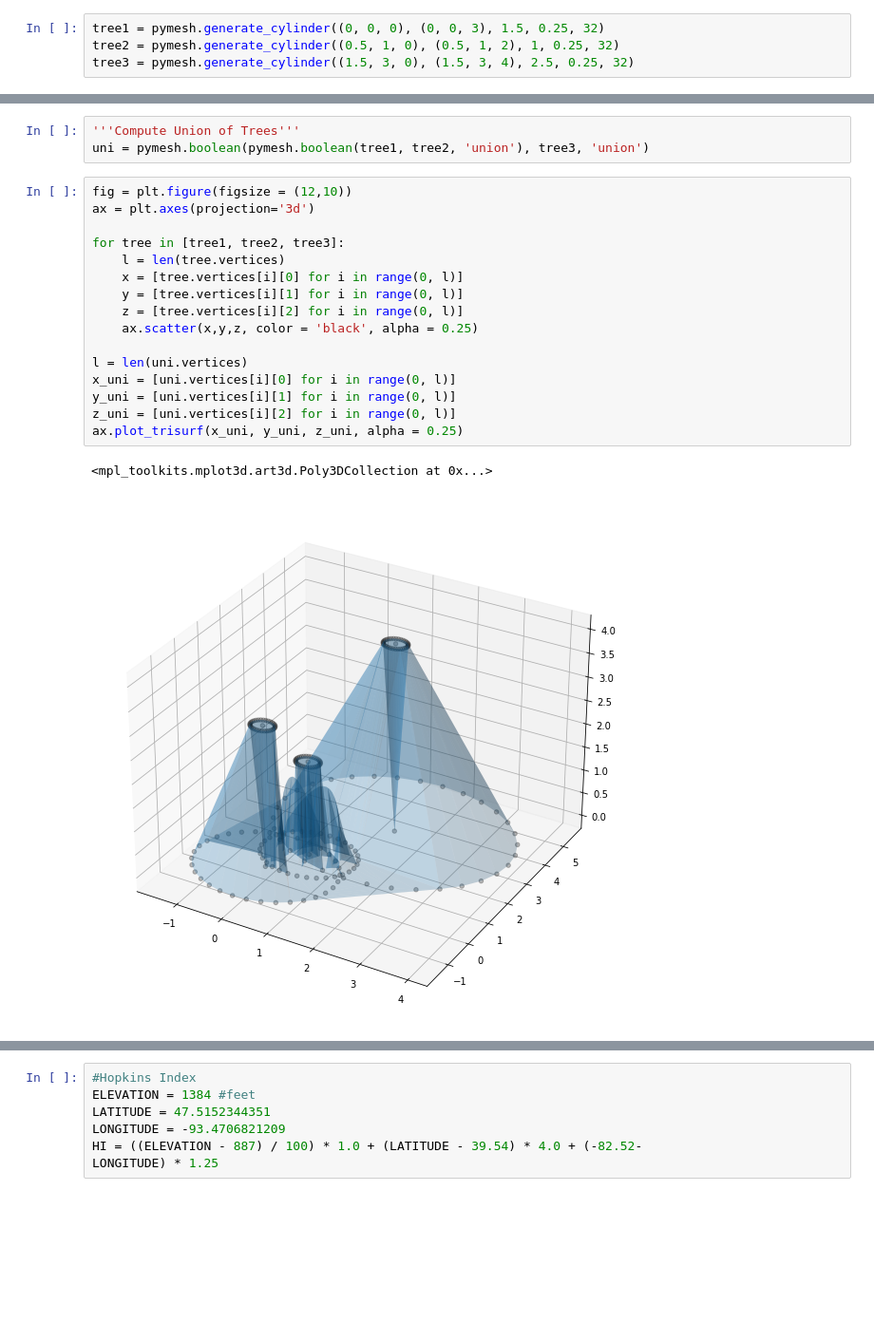
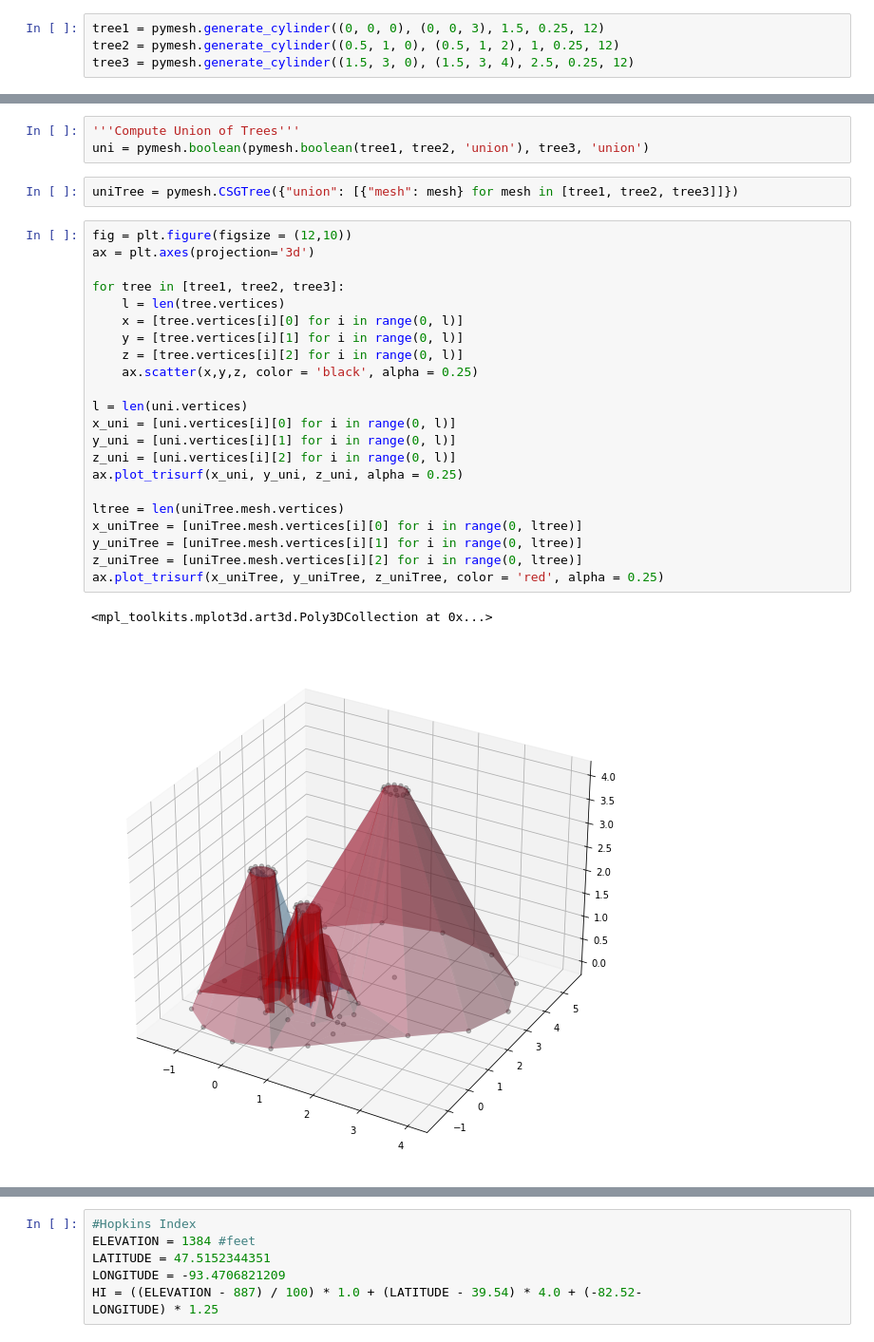
Before and after one commit to mwdjones/forest-canopy-model, a Jupyter notebook: 01_pymesh-test.ipynb, the cells around one changed output, grey strips where cells are left out. Shown at 95% size. Drawn from its saved outputs; the diff is of its cells as text; blank space fills up the shorter version.

```diff
--- a/01_pymesh-test.ipynb
+++ b/01_pymesh-test.ipynb
@@ -15,9 +16,9 @@ def rotate_origin_only(x, y, radians):
 
     return xx, yy
 # %%
-tree1 = pymesh.generate_cylinder((0, 0, 0), (0, 0, 3), 1.5, 0.25, 32)
-tree2 = pymesh.generate_cylinder((0.5, 1, 0), (0.5, 1, 2), 1, 0.25, 32)
-tree3 = pymesh.generate_cylinder((1.5, 3, 0), (1.5, 3, 4), 2.5, 0.25, 32)
+tree1 = pymesh.generate_cylinder((0, 0, 0), (0, 0, 3), 1.5, 0.25, 12)
+tree2 = pymesh.generate_cylinder((0.5, 1, 0), (0.5, 1, 2), 1, 0.25, 12)
+tree3 = pymesh.generate_cylinder((1.5, 3, 0), (1.5, 3, 4), 2.5, 0.25, 12)
 # %%
 fig = plt.figure(figsize = (12,10))
 ax = plt.axes(projection='3d')
@@ -33,23 +34,31 @@ for tree in [tree1, tree2, tree3]:
 # %%
 '''Compute Union of Trees'''
 uni = pymesh.boolean(pymesh.boolean(tree1, tree2, 'union'), tree3, 'union')
+# %%
+uniTree = pymesh.CSGTree({"union": [{"mesh": mesh} for mesh in [tree1, tree2, tree3]]})
 # %%
 fig = plt.figure(figsize = (12,10))
 ax = plt.axes(projection='3d')
 
 for tree in [tree1, tree2, tree3]:
     l = len(tree.vertices)
     x = [tree.vertices[i][0] for i in range(0, l)]
     y = [tree.vertices[i][1] for i in range(0, l)]
     z = [tree.vertices[i][2] for i in range(0, l)]
     ax.scatter(x,y,z, color = 'black', alpha = 0.25)
 
 l = len(uni.vertices)
 x_uni = [uni.vertices[i][0] for i in range(0, l)]
 y_uni = [uni.vertices[i][1] for i in range(0, l)]
 z_uni = [uni.vertices[i][2] for i in range(0, l)]
 ax.plot_trisurf(x_uni, y_uni, z_uni, alpha = 0.25)
+
+ltree = len(uniTree.mesh.vertices)
+x_uniTree = [uniTree.mesh.vertices[i][0] for i in range(0, ltree)]
+y_uniTree = [uniTree.mesh.vertices[i][1] for i in range(0, ltree)]
+z_uniTree = [uniTree.mesh.vertices[i][2] for i in range(0, ltree)]
+ax.plot_trisurf(x_uniTree, y_uniTree, z_uniTree, color = 'red', alpha = 0.25)
 # %% [output]
 <mpl_toolkits.mplot3d.art3d.Poly3DCollection at 0x...>
-[figure, old version]
+[figure, new version]
 # %%
```
Also changed, not shown: parts of 10 cells of this notebook, 5 other files.
